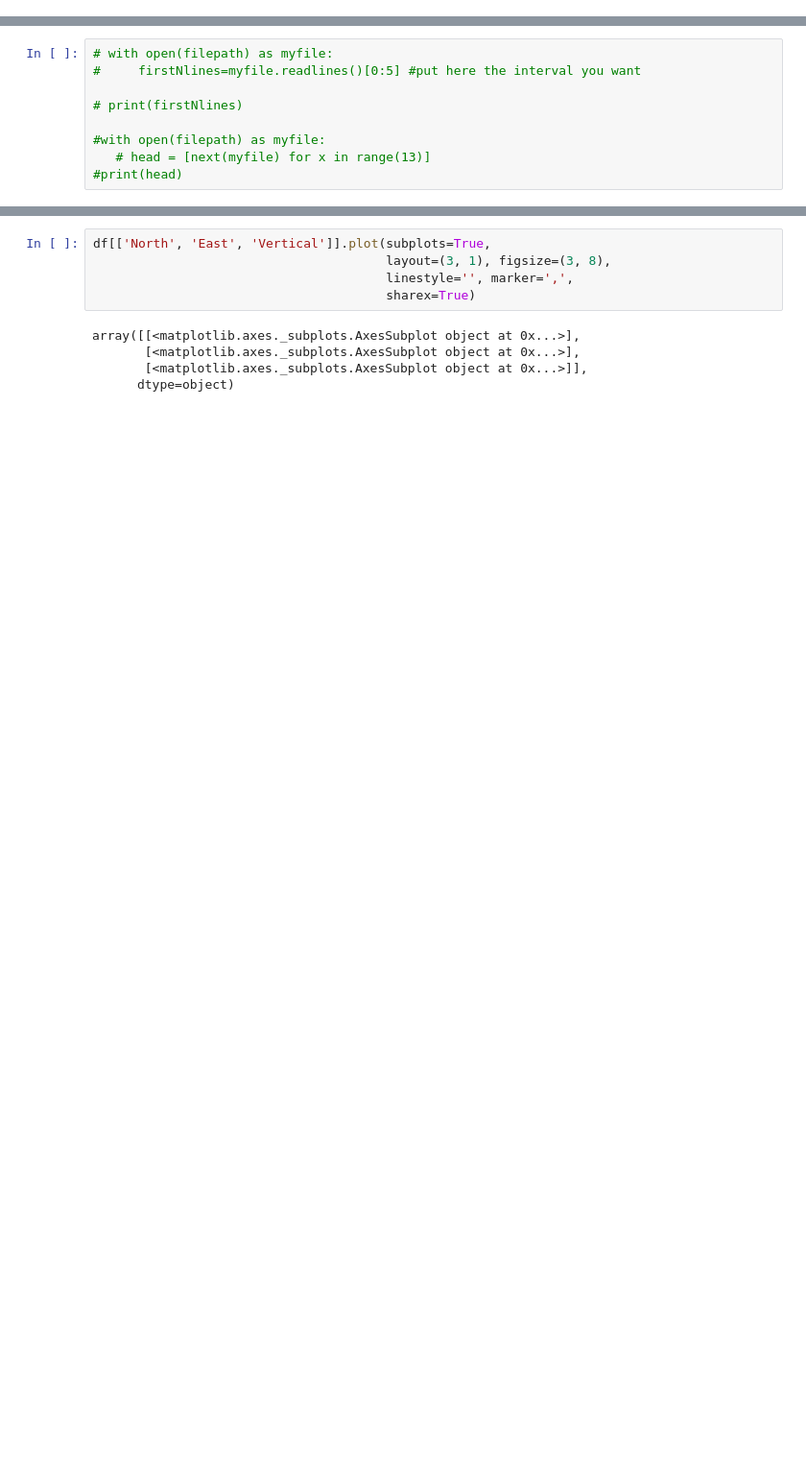
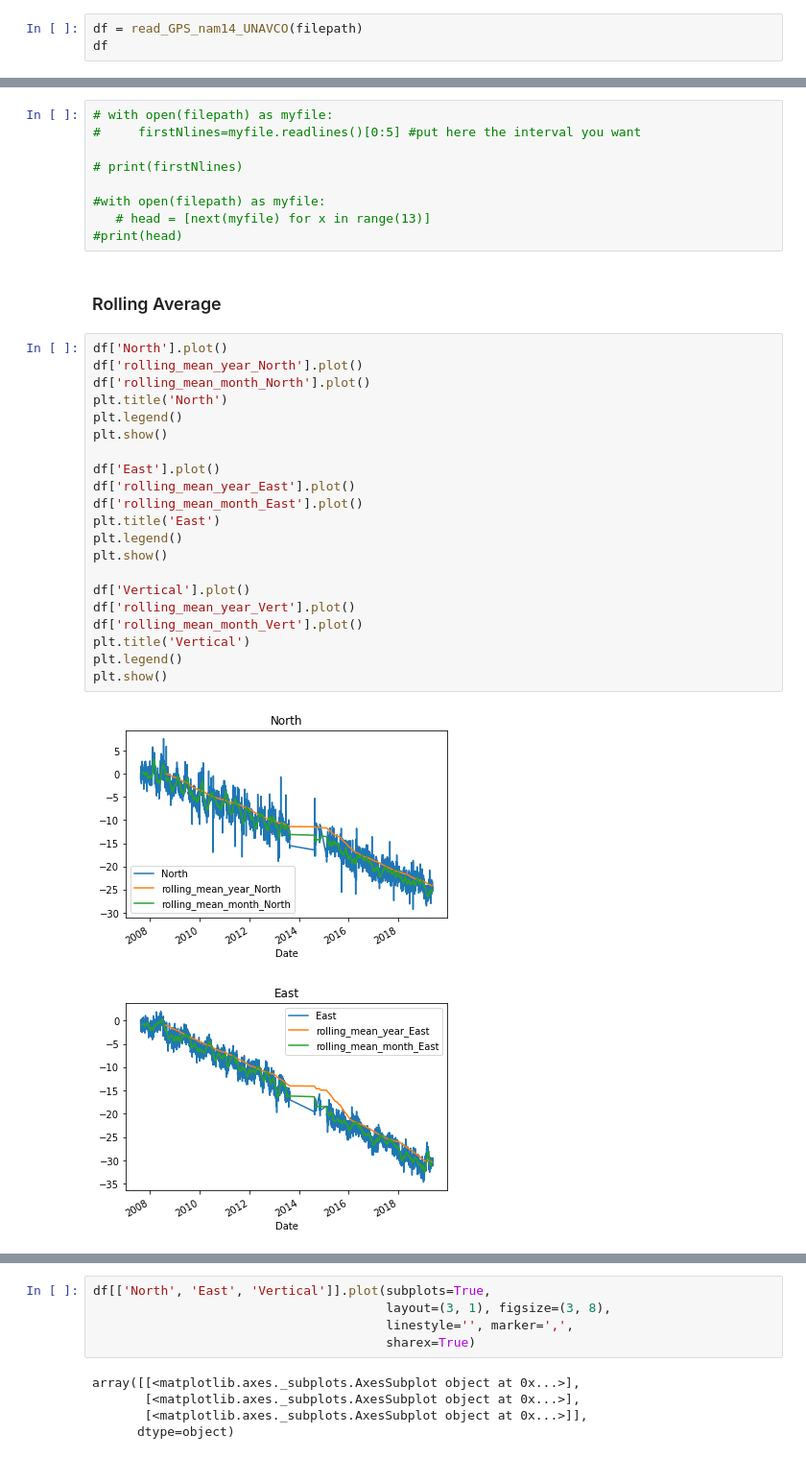
Before and after one commit to ldeo-arctictides/tidegauges-historical, a Jupyter notebook: test_read_GPS.ipynb, the cells around one changed output, grey strips where cells are left out. Shown at 96% size. Drawn from its saved outputs; the diff is of its cells as text; blank space fills up the shorter version.

Commit message:
Added graphs for averages and employed new function

```diff
--- a/test_read_GPS.ipynb
+++ b/test_read_GPS.ipynb
@@ -63,0 +34,3 @@ df
+# %%
+df = read_GPS_nam14_UNAVCO(filepath)
+df
@@ -70,3 +58,29 @@ df
 #with open(filepath) as myfile:
    # head = [next(myfile) for x in range(13)]
 #print(head)
+# %% [markdown]
+### Rolling Average
+# %%
+df['North'].plot()
+df['rolling_mean_year_North'].plot()
+df['rolling_mean_month_North'].plot()
+plt.title('North')
+plt.legend()
+plt.show()
+
+df['East'].plot()
+df['rolling_mean_year_East'].plot()
+df['rolling_mean_month_East'].plot()
+plt.title('East')
+plt.legend()
+plt.show()
+
+df['Vertical'].plot()
+df['rolling_mean_year_Vert'].plot()
+df['rolling_mean_month_Vert'].plot()
+plt.title('Vertical')
+plt.legend()
+plt.show()
+# %% [output]
+[figure, added]
+[figure, added]
```
Also changed, not shown: parts of 14 cells of this notebook.
